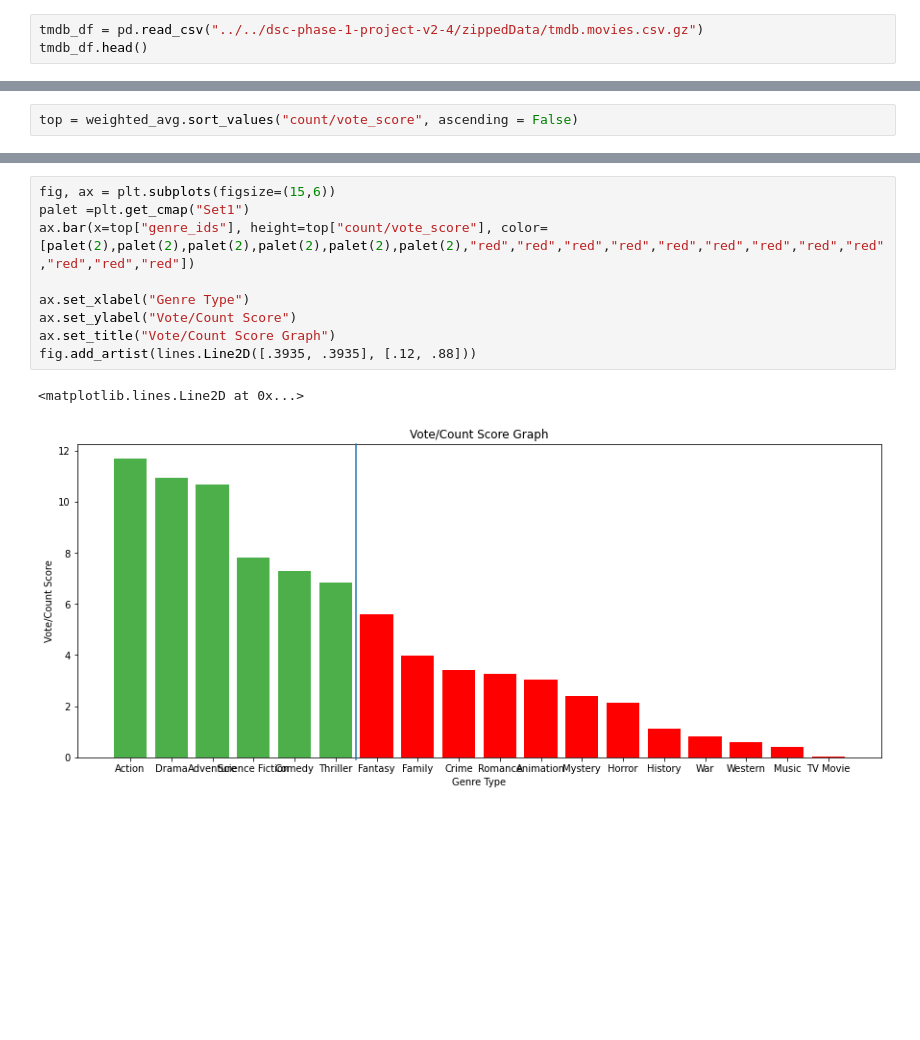
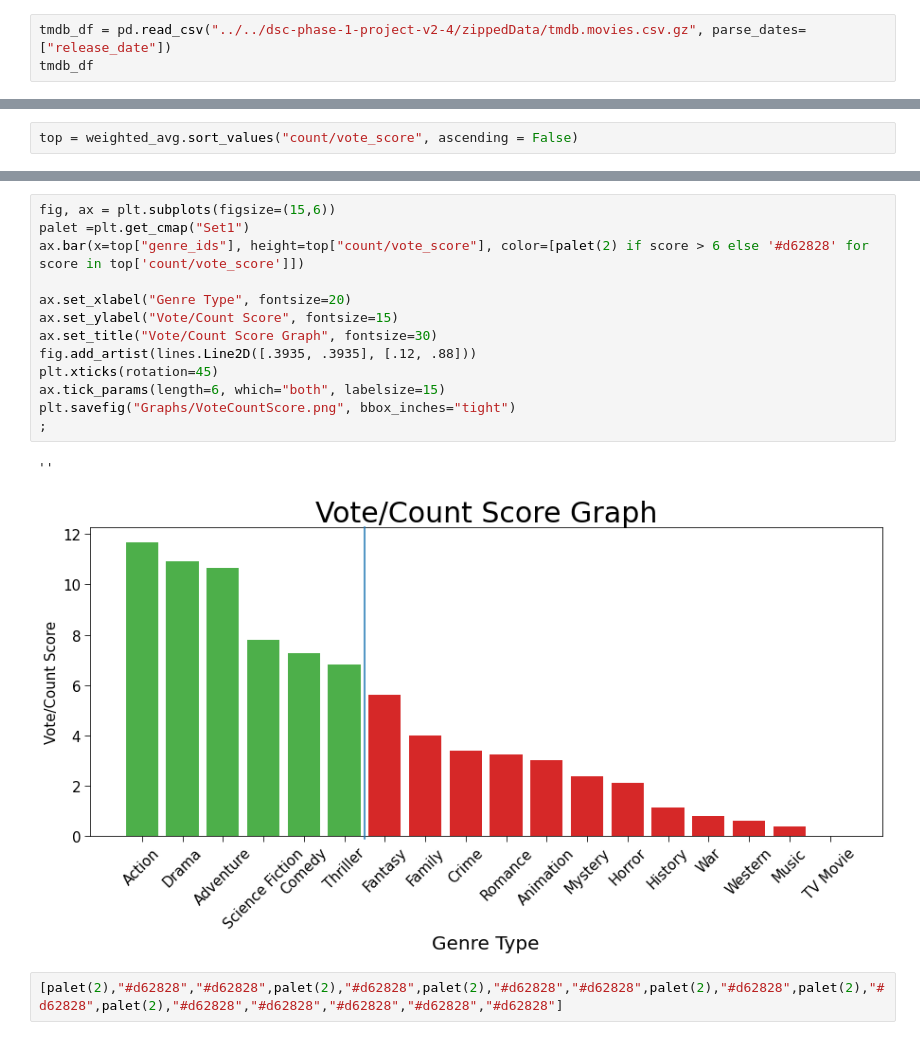
Before and after one commit to Co-nn/Movie-Analysis-Project, a Jupyter notebook: Connor/Untitled.ipynb, the cells around one changed output, grey strips where cells are left out. Saved outputs shown, nothing was run; the diff lists cells and outputs as text; blank space fills up the shorter version.

Commit message:
Completed graphs

```diff
--- a/Connor/Untitled.ipynb
+++ b/Connor/Untitled.ipynb
@@ -31,6 +31,6 @@ memory usage: 271.2+ KB
 # %%
-tmdb_df = pd.read_csv("../../dsc-phase-1-project-v2-4/zippedData/tmdb.movies.csv.gz")
-tmdb_df.head()
+tmdb_df = pd.read_csv("../../dsc-phase-1-project-v2-4/zippedData/tmdb.movies.csv.gz", parse_dates=["release_date"])
+tmdb_df
 # %% [output]
 |  | Unnamed: 0 | genre_ids | id | original_language | original_title | popularity | release_date | title | ... |
 | 0 | 0 | [12, 14, 10751] | 12444 | en | Harry Potter and the Deathly Hall... | 33.533 | 2010-11-19 | Harry Potter and the Deathly Hall... | ... |
@@ -271,12 +413,18 @@ ax.set_ylim(6,8)
 # %%
 fig, ax = plt.subplots(figsize=(15,6))
 palet =plt.get_cmap("Set1")
-ax.bar(x=top["genre_ids"], height=top["count/vote_score"], color=[palet(2),palet(2),palet(2),palet(2),palet(2),palet(2),"red","red","red","red","red","red","red","red","red","red","red","red"])
+ax.bar(x=top["genre_ids"], height=top["count/vote_score"], color=[palet(2) if score > 6 else '#d62828' for score in top['count/vote_score']])
 
-ax.set_xlabel("Genre Type")
-ax.set_ylabel("Vote/Count Score")
-ax.set_title("Vote/Count Score Graph")
+ax.set_xlabel("Genre Type", fontsize=20)
+ax.set_ylabel("Vote/Count Score", fontsize=15)
+ax.set_title("Vote/Count Score Graph", fontsize=30)
 fig.add_artist(lines.Line2D([.3935, .3935], [.12, .88]))
+plt.xticks(rotation=45)
+ax.tick_params(length=6, which="both", labelsize=15)
+plt.savefig("Graphs/VoteCountScore.png", bbox_inches="tight")
+;
 # %% [output]
-<matplotlib.lines.Line2D at 0x...>
+''
-[figure, old version]
+[figure, new version]
+# %%
+[palet(2),"#d62828","#d62828",palet(2),"#d62828",palet(2),"#d62828","#d62828",palet(2),"#d62828",palet(2),"#d62828",palet(2),"#d62828","#d62828","#d62828","#d62828","#d62828"]
```
Also changed, not shown: parts of 33 cells of this notebook, 3 other files.
